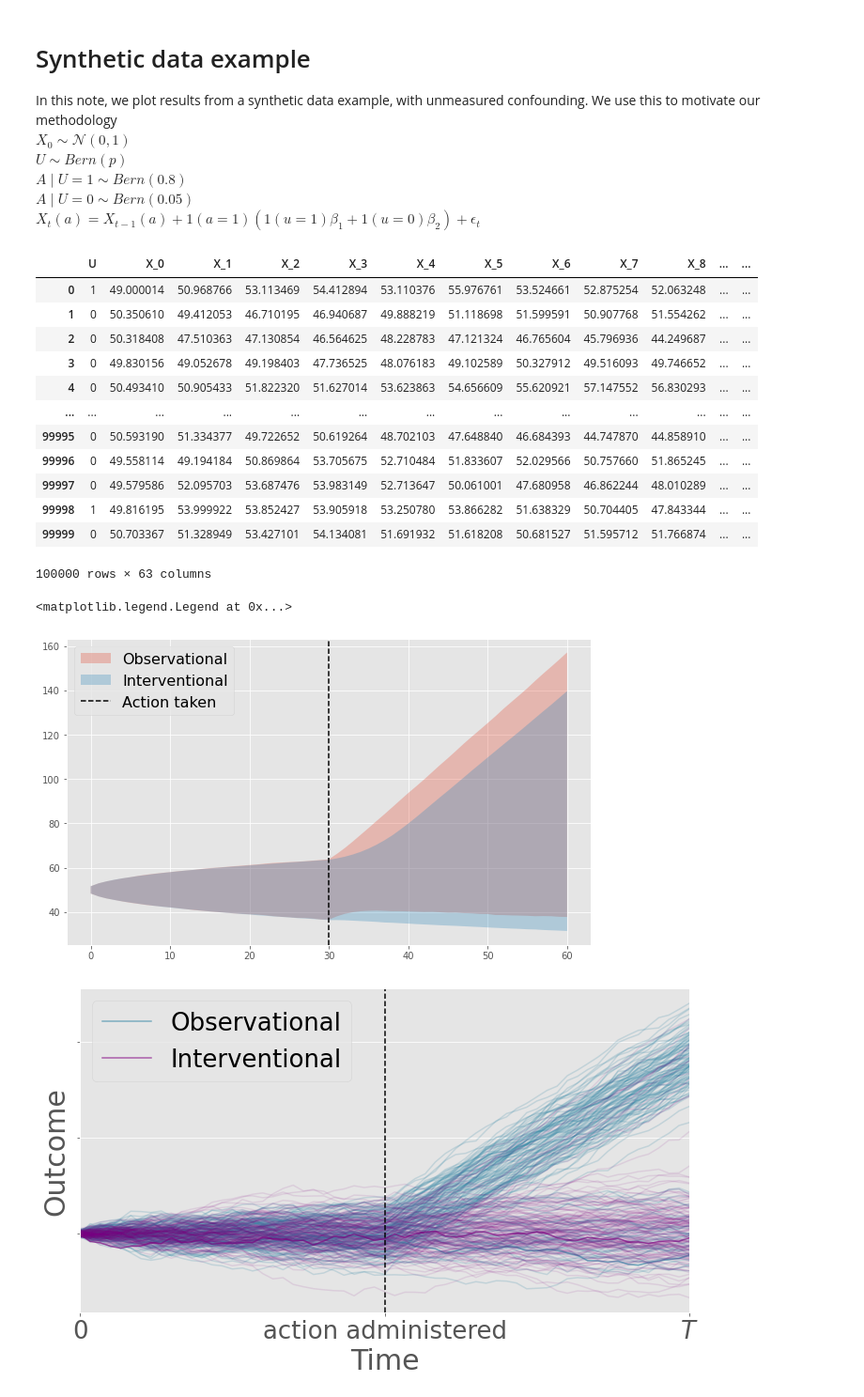
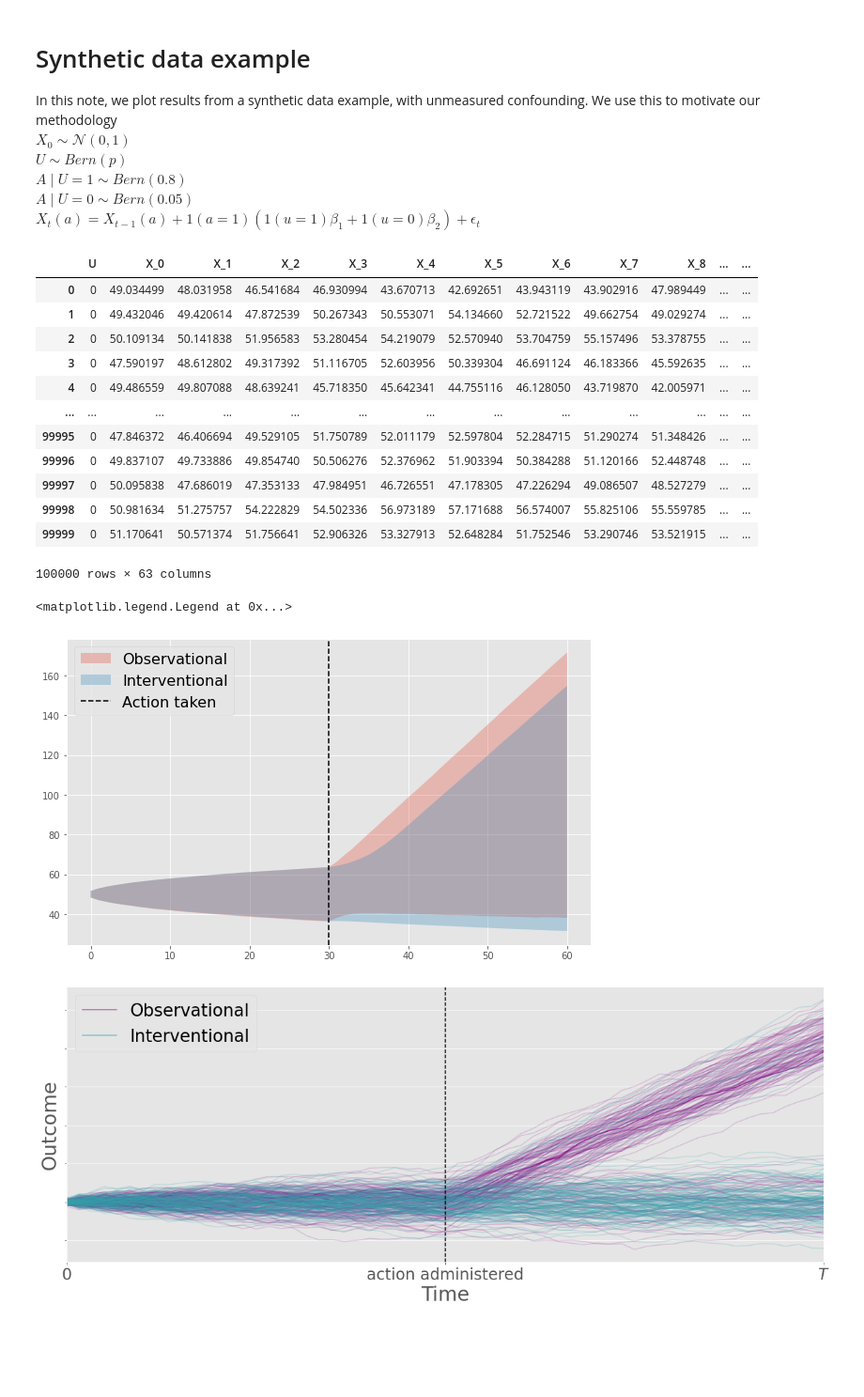
Before and after one commit to faaizT/CausalTwinAssessment, a Jupyter notebook: Synthetic_Example.ipynb, the cells around one changed output. Shown at 94% size. Cells and saved outputs as stored; diff of their text form; code cells hidden in the pictures; blank space fills up the shorter version.

Commit message:
Made channges to longitudinal plots; changed the size of histogram plots

```diff
--- a/Synthetic_Example.ipynb
+++ b/Synthetic_Example.ipynb
@@ -11,7 +11,7 @@ import pandas as pd
 import numpy as np
 from tqdm import tqdm
 # %%
-beta_1 = 3
+beta_1 = 3.5
 beta_2 = 0
 
 n=100000
@@ -40,17 +40,17 @@ for t in range(1, T):
 data
 # %% [output]
 |  | U | X_0 | X_1 | X_2 | X_3 | X_4 | X_5 | X_6 | X_7 | X_8 | ... | ... |
-| 0 | 1 | 49.000014 | 50.968766 | 53.113469 | 54.412894 | 53.110376 | 55.976761 | 53.524661 | 52.875254 | 52.063248 | ... | ... |
-| 1 | 0 | 50.350610 | 49.412053 | 46.710195 | 46.940687 | 49.888219 | 51.118698 | 51.599591 | 50.907768 | 51.554262 | ... | ... |
-| 2 | 0 | 50.318408 | 47.510363 | 47.130854 | 46.564625 | 48.228783 | 47.121324 | 46.765604 | 45.796936 | 44.249687 | ... | ... |
-| 3 | 0 | 49.830156 | 49.052678 | 49.198403 | 47.736525 | 48.076183 | 49.102589 | 50.327912 | 49.516093 | 49.746652 | ... | ... |
-| 4 | 0 | 50.493410 | 50.905433 | 51.822320 | 51.627014 | 53.623863 | 54.656609 | 55.620921 | 57.147552 | 56.830293 | ... | ... |
+| 0 | 0 | 49.034499 | 48.031958 | 46.541684 | 46.930994 | 43.670713 | 42.692651 | 43.943119 | 43.902916 | 47.989449 | ... | ... |
+| 1 | 0 | 49.432046 | 49.420614 | 47.872539 | 50.267343 | 50.553071 | 54.134660 | 52.721522 | 49.662754 | 49.029274 | ... | ... |
+| 2 | 0 | 50.109134 | 50.141838 | 51.956583 | 53.280454 | 54.219079 | 52.570940 | 53.704759 | 55.157496 | 53.378755 | ... | ... |
+| 3 | 0 | 47.590197 | 48.612802 | 49.317392 | 51.116705 | 52.603956 | 50.339304 | 46.691124 | 46.183366 | 45.592635 | ... | ... |
+| 4 | 0 | 49.486559 | 49.807088 | 48.639241 | 45.718350 | 45.642341 | 44.755116 | 46.128050 | 43.719870 | 42.005971 | ... | ... |
 | ... | ... | ... | ... | ... | ... | ... | ... | ... | ... | ... | ... | ... |
-| 99995 | 0 | 50.593190 | 51.334377 | 49.722652 | 50.619264 | 48.702103 | 47.648840 | 46.684393 | 44.747870 | 44.858910 | ... | ... |
-| 99996 | 0 | 49.558114 | 49.194184 | 50.869864 | 53.705675 | 52.710484 | 51.833607 | 52.029566 | 50.757660 | 51.865245 | ... | ... |
-| 99997 | 0 | 49.579586 | 52.095703 | 53.687476 | 53.983149 | 52.713647 | 50.061001 | 47.680958 | 46.862244 | 48.010289 | ... | ... |
-| 99998 | 1 | 49.816195 | 53.999922 | 53.852427 | 53.905918 | 53.250780 | 53.866282 | 51.638329 | 50.704405 | 47.843344 | ... | ... |
-| 99999 | 0 | 50.703367 | 51.328949 | 53.427101 | 54.134081 | 51.691932 | 51.618208 | 50.681527 | 51.595712 | 51.766874 | ... | ... |
+| 99995 | 0 | 47.846372 | 46.406694 | 49.529105 | 51.750789 | 52.011179 | 52.597804 | 52.284715 | 51.290274 | 51.348426 | ... | ... |
+| 99996 | 0 | 49.837107 | 49.733886 | 49.854740 | 50.506276 | 52.376962 | 51.903394 | 50.384288 | 51.120166 | 52.448748 | ... | ... |
+| 99997 | 0 | 50.095838 | 47.686019 | 47.353133 | 47.984951 | 46.726551 | 47.178305 | 47.226294 | 49.086507 | 48.527279 | ... | ... |
+| 99998 | 0 | 50.981634 | 51.275757 | 54.222829 | 54.502336 | 56.973189 | 57.171688 | 56.574007 | 55.825106 | 55.559785 | ... | ... |
+| 99999 | 0 | 51.170641 | 50.571374 | 51.756641 | 52.906326 | 53.327913 | 52.648284 | 51.752546 | 53.290746 | 53.521915 | ... | ... |
 100000 rows × 63 columns
 # %%
 data_subset = data.loc[data['A']==1]
@@ -91,42 +91,42 @@ plt.axvline(t_act-1, color='k', linestyle='--', label='Action taken')
 plt.legend(loc='upper left', fontsize=16)
 # %% [output]
 <matplotlib.legend.Legend at 0x...>
-[figure, old version]
+[figure, new version]
 # %%
 import seaborn as sns
-fig, axs = plt.subplots(1, 1, figsize=(10,6))
+fig, axs = plt.subplots(1, 1, figsize=(17,7))
 plt.style.use('ggplot')
-
+# sns.color_palette("mako", 10)[6],
 max_count = 150
 i=0
 for index, row in tqdm(data_subset.iterrows()):
     i += 1
-    plt.plot(range(T), row[[f'X_{t}' for t in range(T)]], color=sns.color_palette("mako", 10)[5], alpha=0.2)
+    plt.plot(range(T), row[[f'X_{t}' for t in range(T)]], color='purple', alpha=0.16)
     if i == max_count:
-        plt.plot(range(T), row[[f'X_{t}' for t in range(T)]], color=sns.color_palette("mako", 10)[5], alpha=0.6, label='Observational')
+        plt.plot(range(T), row[[f'X_{t}' for t in range(T)]], color='purple', alpha=0.6, label='Observational')
         break
 
 i=0
 for index, row in tqdm(interventional_data.iterrows()):
     i += 1
-    plt.plot(range(T), row[[f'X_{t}' for t in range(T)]], color='purple', alpha=0.1)
+    plt.plot(range(T), row[[f'X_{t}' for t in range(T)]], color=sns.color_palette("mako", 10)[6], alpha=0.2)
     if i == max_count:
-        plt.plot(range(T), row[[f'X_{t}' for t in range(T)]], color='purple', alpha=0.6, label='Interventional')
+        plt.plot(range(T), row[[f'X_{t}' for t in range(T)]], color=sns.color_palette("mako", 10)[6], alpha=0.6, label='Interventional')
         break
 
 plt.axvline(t_act-1, color='k', linestyle='--')
 plt.legend(loc='upper left', fontsize=26)
 plt.xlim([0, 60])
 
 axs.set_xticks([0, t_act-1, 60])
 axs.set_yticklabels([])
 axs.set_xticklabels(['$0$', 'action administered', '$T$'])
-axs.tick_params(axis='both', which='major', labelsize=26)
-axs.tick_params(axis='both', which='minor', labelsize=26)
+axs.tick_params(axis='both', which='major', labelsize=24)
+axs.tick_params(axis='both', which='minor', labelsize=24)
 plt.xlabel('Time', fontsize=30)
 plt.ylabel('Outcome', fontsize=30)
 plt.tight_layout()
 
-plt.savefig("/data/localhost/not-backed-up/taufiq/HypothesisTesting/hyp_testing_new_pulse_data_2/images/synthetic_example.pdf", format='pdf', bbox_inches='tight')
+plt.savefig("/data/localhost/not-backed-up/taufiq/HypothesisTesting/hyp_testing_new_pulse_data_2/images/synthetic_example_v4.pdf", format='pdf', bbox_inches='tight')
 # %% [output]
-[figure, old version]
+[figure, new version]
```
Also changed, not shown: 1 other file.
